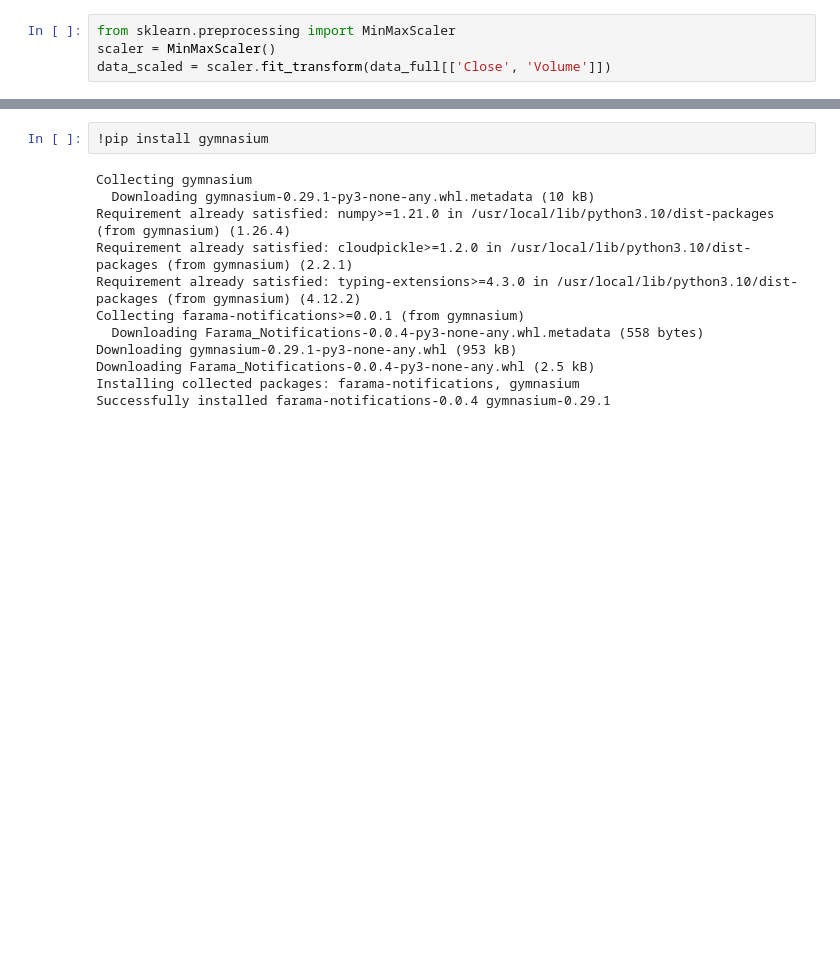
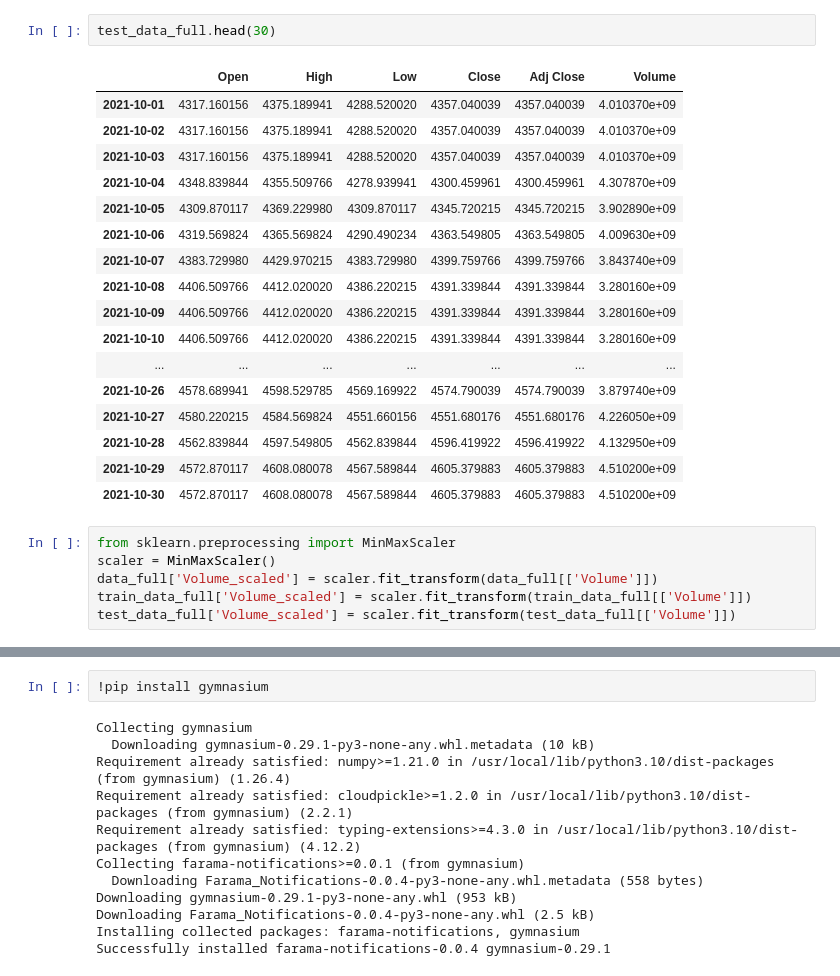
Before and after one commit to cody-mckeon/Reinforcement_Learning_Trading, a Jupyter notebook: rl_trading.ipynb, the cells around one changed output, grey strips where cells are left out. Cells and saved outputs as stored; diff of their text form; blank space fills up the shorter version.

```diff
--- a/rl_trading.ipynb
+++ b/rl_trading.ipynb
@@ -94,4 +181,26 @@ data_full.head(30)
+# %%
+test_data_full.head(30)
+# %% [output]
+|  | Open | High | Low | Close | Adj Close | Volume |
+| 2021-10-01 | 4317.160156 | 4375.189941 | 4288.520020 | 4357.040039 | 4357.040039 | 4.010370e+09 |
+| 2021-10-02 | 4317.160156 | 4375.189941 | 4288.520020 | 4357.040039 | 4357.040039 | 4.010370e+09 |
+| 2021-10-03 | 4317.160156 | 4375.189941 | 4288.520020 | 4357.040039 | 4357.040039 | 4.010370e+09 |
+| 2021-10-04 | 4348.839844 | 4355.509766 | 4278.939941 | 4300.459961 | 4300.459961 | 4.307870e+09 |
+| 2021-10-05 | 4309.870117 | 4369.229980 | 4309.870117 | 4345.720215 | 4345.720215 | 3.902890e+09 |
+| 2021-10-06 | 4319.569824 | 4365.569824 | 4290.490234 | 4363.549805 | 4363.549805 | 4.009630e+09 |
+| 2021-10-07 | 4383.729980 | 4429.970215 | 4383.729980 | 4399.759766 | 4399.759766 | 3.843740e+09 |
+| 2021-10-08 | 4406.509766 | 4412.020020 | 4386.220215 | 4391.339844 | 4391.339844 | 3.280160e+09 |
+| 2021-10-09 | 4406.509766 | 4412.020020 | 4386.220215 | 4391.339844 | 4391.339844 | 3.280160e+09 |
+| 2021-10-10 | 4406.509766 | 4412.020020 | 4386.220215 | 4391.339844 | 4391.339844 | 3.280160e+09 |
+| ... | ... | ... | ... | ... | ... | ... |
+| 2021-10-26 | 4578.689941 | 4598.529785 | 4569.169922 | 4574.790039 | 4574.790039 | 3.879740e+09 |
+| 2021-10-27 | 4580.220215 | 4584.569824 | 4551.660156 | 4551.680176 | 4551.680176 | 4.226050e+09 |
+| 2021-10-28 | 4562.839844 | 4597.549805 | 4562.839844 | 4596.419922 | 4596.419922 | 4.132950e+09 |
+| 2021-10-29 | 4572.870117 | 4608.080078 | 4567.589844 | 4605.379883 | 4605.379883 | 4.510200e+09 |
+| 2021-10-30 | 4572.870117 | 4608.080078 | 4567.589844 | 4605.379883 | 4605.379883 | 4.510200e+09 |
 # %%
 from sklearn.preprocessing import MinMaxScaler
 scaler = MinMaxScaler()
-data_scaled = scaler.fit_transform(data_full[['Close', 'Volume']])
+data_full['Volume_scaled'] = scaler.fit_transform(data_full[['Volume']])
+train_data_full['Volume_scaled'] = scaler.fit_transform(train_data_full[['Volume']])
+test_data_full['Volume_scaled'] = scaler.fit_transform(test_data_full[['Volume']])
```
Also changed, not shown: parts of 52 cells of this notebook.
